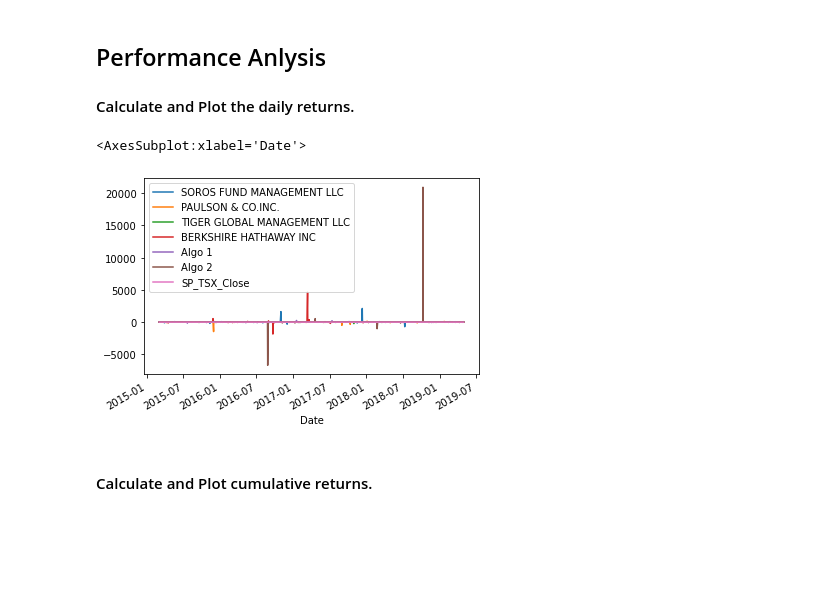
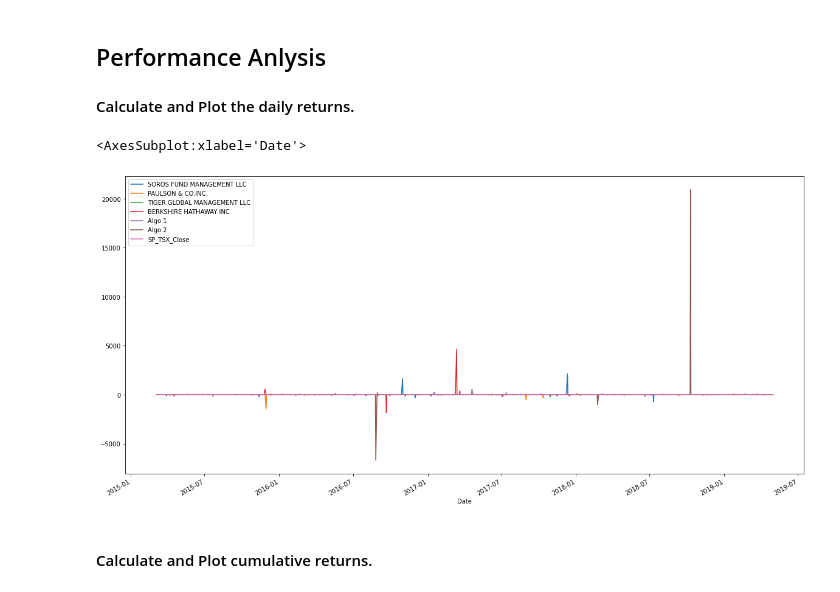
Before and after one commit to aliabolhassani/whale-analysis, a Jupyter notebook: Code/whale_analysis.ipynb, the cells around one changed output. Saved outputs shown, nothing was run; the diff lists cells and outputs as text; code cells hidden in the pictures; blank space fills up the shorter version.

```diff
--- a/Code/whale_analysis.ipynb
+++ b/Code/whale_analysis.ipynb
@@ -154,12 +154,12 @@ In this section, you will calculate and visualize performance and risk metrics f
 # %%
 # Plot daily returns of all portfolios
 
 combined_df_returns = combined_df.pct_change()
 combined_df_returns.head()
-combined_df_returns.plot()
+combined_df_returns.plot(figsize=(20,10))
 # %% [output]
 <AxesSubplot:xlabel='Date'>
-[figure, old version]
+[figure, new version]
 # %% [markdown]
 #### Calculate and Plot cumulative returns.
 # %%
```
Also changed, not shown: parts of 22 cells of this notebook.
